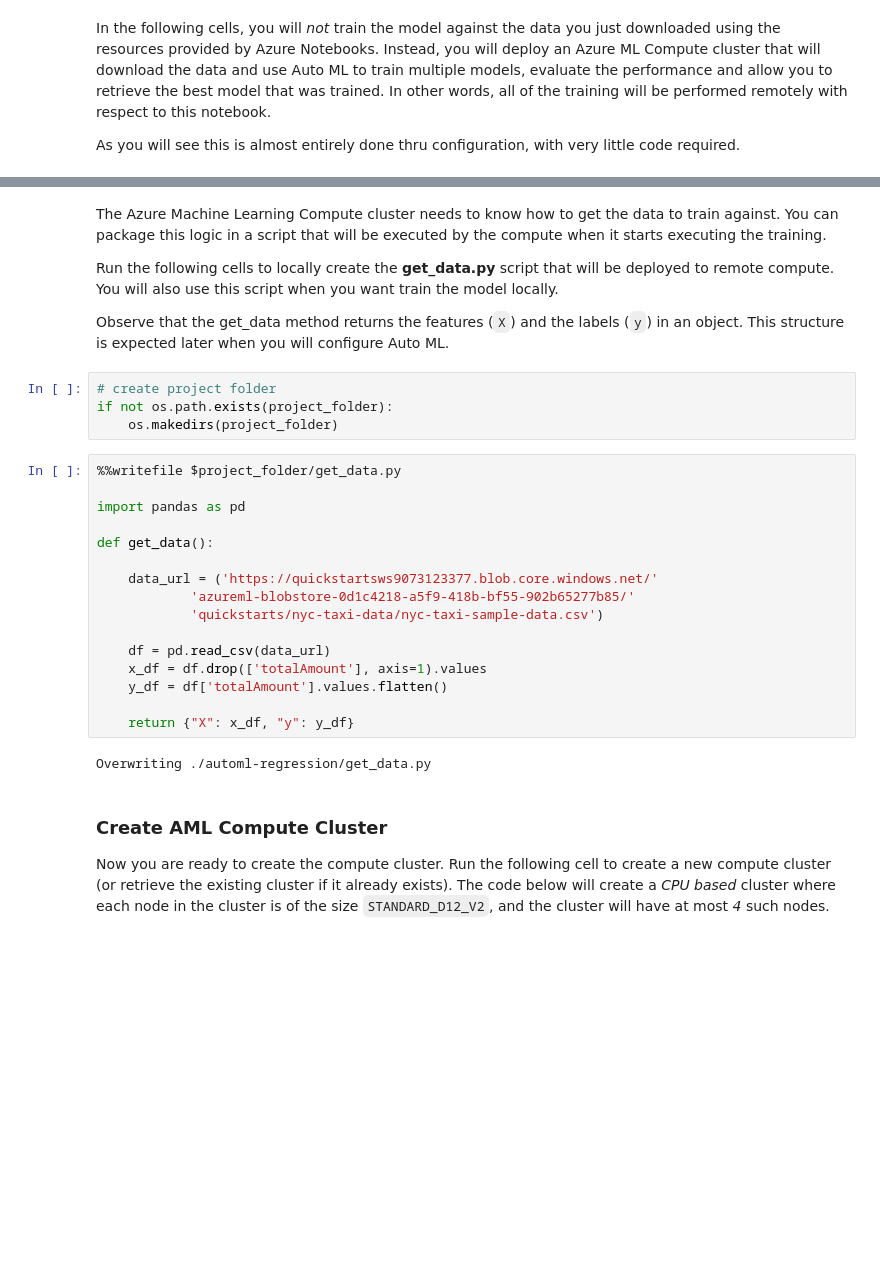
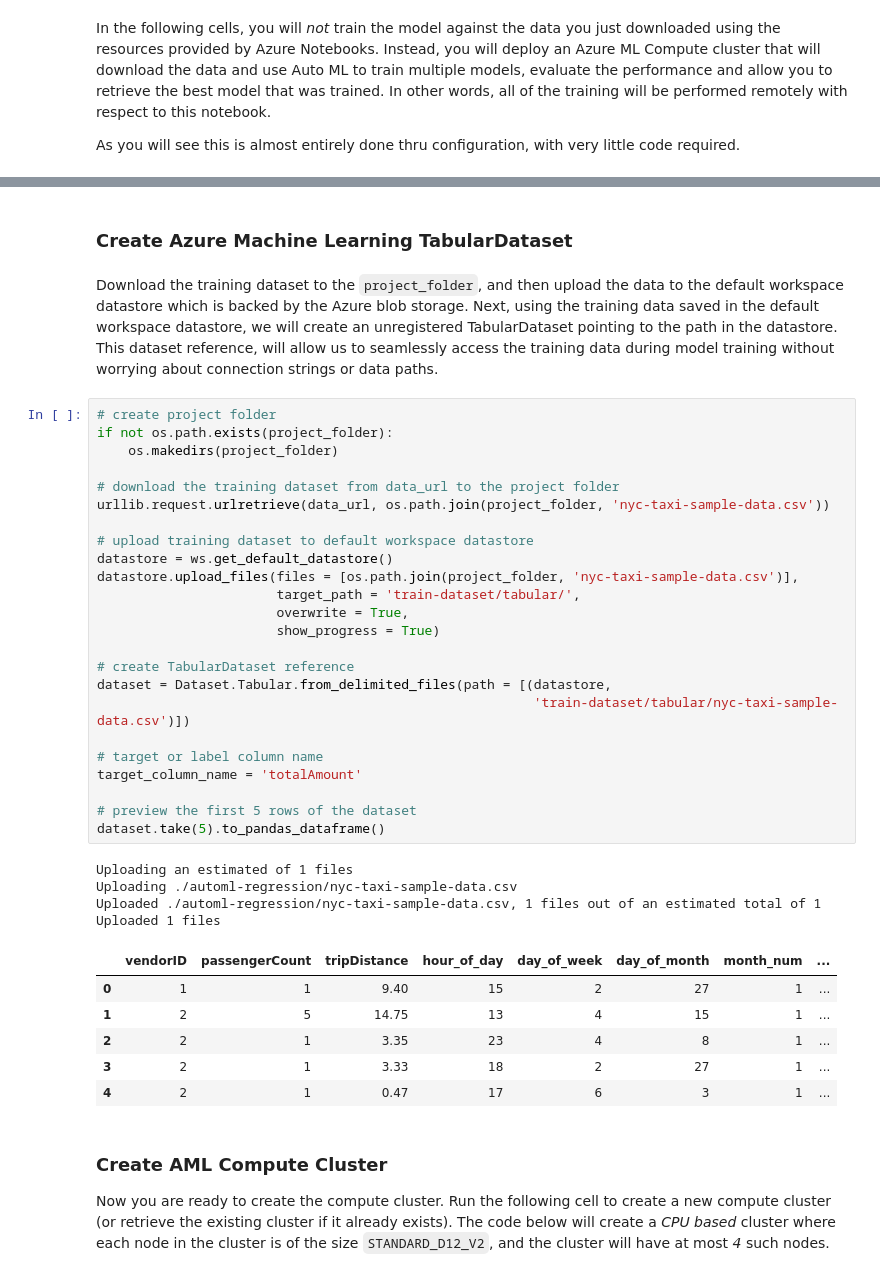
Before and after one commit to solliancenet/machine-learning-quickstarts, a Jupyter notebook: quickstart-2.0/notebooks/automl-with-AML.ipynb, the cells around one changed output, grey strips where cells are left out. Drawn from its saved outputs; the diff is of its cells as text; blank space fills up the shorter version.

```diff
--- a/quickstart-2.0/notebooks/automl-with-AML.ipynb
+++ b/quickstart-2.0/notebooks/automl-with-AML.ipynb
@@ -143,31 +140,42 @@ As you will see this is almost entirely done thru configuration, with very littl
-# %% [markdown]
-The Azure Machine Learning Compute cluster needs to know how to get the data to train against. You can package this logic in a script that will be executed by the compute when it starts executing the training.
-
-Run the following cells to locally create the **get_data.py** script that will be deployed to remote compute. You will also use this script when you want train the model locally.
-
-Observe that the get_data method returns the features (`X`) and the labels (`y`) in an object. This structure is expected later when you will configure Auto ML.
-# %%
-# create project folder
-if not os.path.exists(project_folder):
-    os.makedirs(project_folder)
-# %%
-%%writefile $project_folder/get_data.py
-
-import pandas as pd
-
-def get_data():
-
-    data_url = ('https://quickstartsws9073123377.blob.core.windows.net/'
-            'azureml-blobstore-0d1c4218-a5f9-418b-bf55-902b65277b85/'
-            'quickstarts/nyc-taxi-data/nyc-taxi-sample-data.csv')
-
-    df = pd.read_csv(data_url)
-    x_df = df.drop(['totalAmount'], axis=1).values
-    y_df = df['totalAmount'].values.flatten()
-
-    return {"X": x_df, "y": y_df}
-# %% [output]
-Overwriting ./automl-regression/get_data.py
+# %% [markdown]
+### Create Azure Machine Learning TabularDataset
+# %% [markdown]
+Download the training dataset to the `project_folder`, and then upload the data to the default workspace datastore which is backed by the Azure blob storage. Next, using the training data saved in the default workspace datastore, we will create an unregistered TabularDataset pointing to the path in the datastore. This dataset reference, will allow us to seamlessly access the training data during model training without worrying about connection strings or data paths.
+# %%
+# create project folder
+if not os.path.exists(project_folder):
+    os.makedirs(project_folder)
+
+# download the training dataset from data_url to the project folder
+urllib.request.urlretrieve(data_url, os.path.join(project_folder, 'nyc-taxi-sample-data.csv'))
+
+# upload training dataset to default workspace datastore
+datastore = ws.get_default_datastore()
+datastore.upload_files(files = [os.path.join(project_folder, 'nyc-taxi-sample-data.csv')],
+                       target_path = 'train-dataset/tabular/',
+                       overwrite = True,
+                       show_progress = True)
+
+# create TabularDataset reference
+dataset = Dataset.Tabular.from_delimited_files(path = [(datastore,
+                                                        'train-dataset/tabular/nyc-taxi-sample-data.csv')])
+
+# target or label column name
+target_column_name = 'totalAmount'
+
+# preview the first 5 rows of the dataset
+dataset.take(5).to_pandas_dataframe()
+# %% [output]
+Uploading an estimated of 1 files
+Uploading ./automl-regression/nyc-taxi-sample-data.csv
+Uploaded ./automl-regression/nyc-taxi-sample-data.csv, 1 files out of an estimated total of 1
+Uploaded 1 files
+|  | vendorID | passengerCount | tripDistance | hour_of_day | day_of_week | day_of_month | month_num | ... |
+| 0 | 1 | 1 | 9.40 | 15 | 2 | 27 | 1 | ... |
+| 1 | 2 | 5 | 14.75 | 13 | 4 | 15 | 1 | ... |
+| 2 | 2 | 1 | 3.35 | 23 | 4 | 8 | 1 | ... |
+| 3 | 2 | 1 | 3.33 | 18 | 2 | 27 | 1 | ... |
+| 4 | 2 | 1 | 0.47 | 17 | 6 | 3 | 1 | ... |
 # %% [markdown]
 ### Create AML Compute Cluster
 
```
Also changed, not shown: parts of 14 cells of this notebook.
